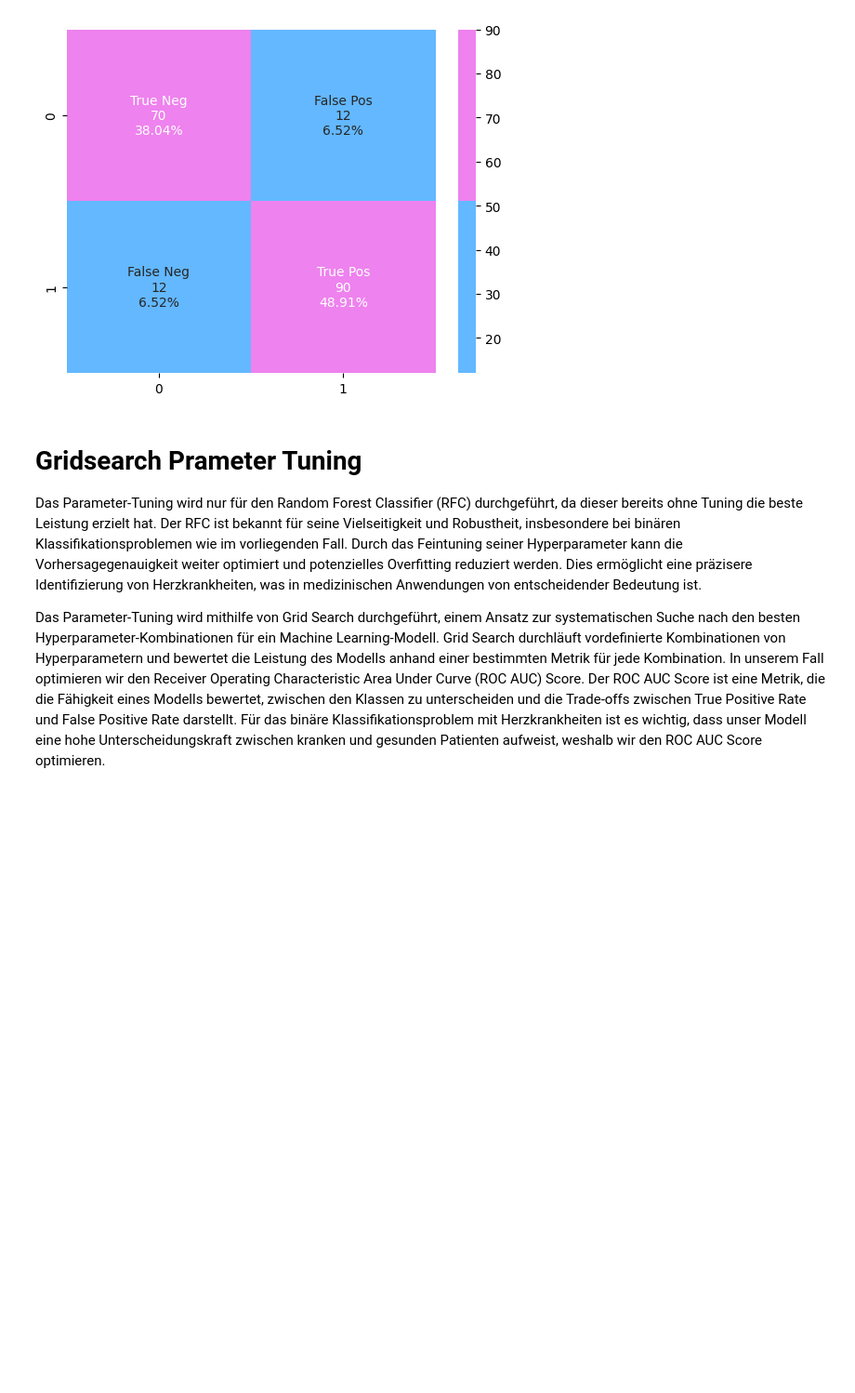
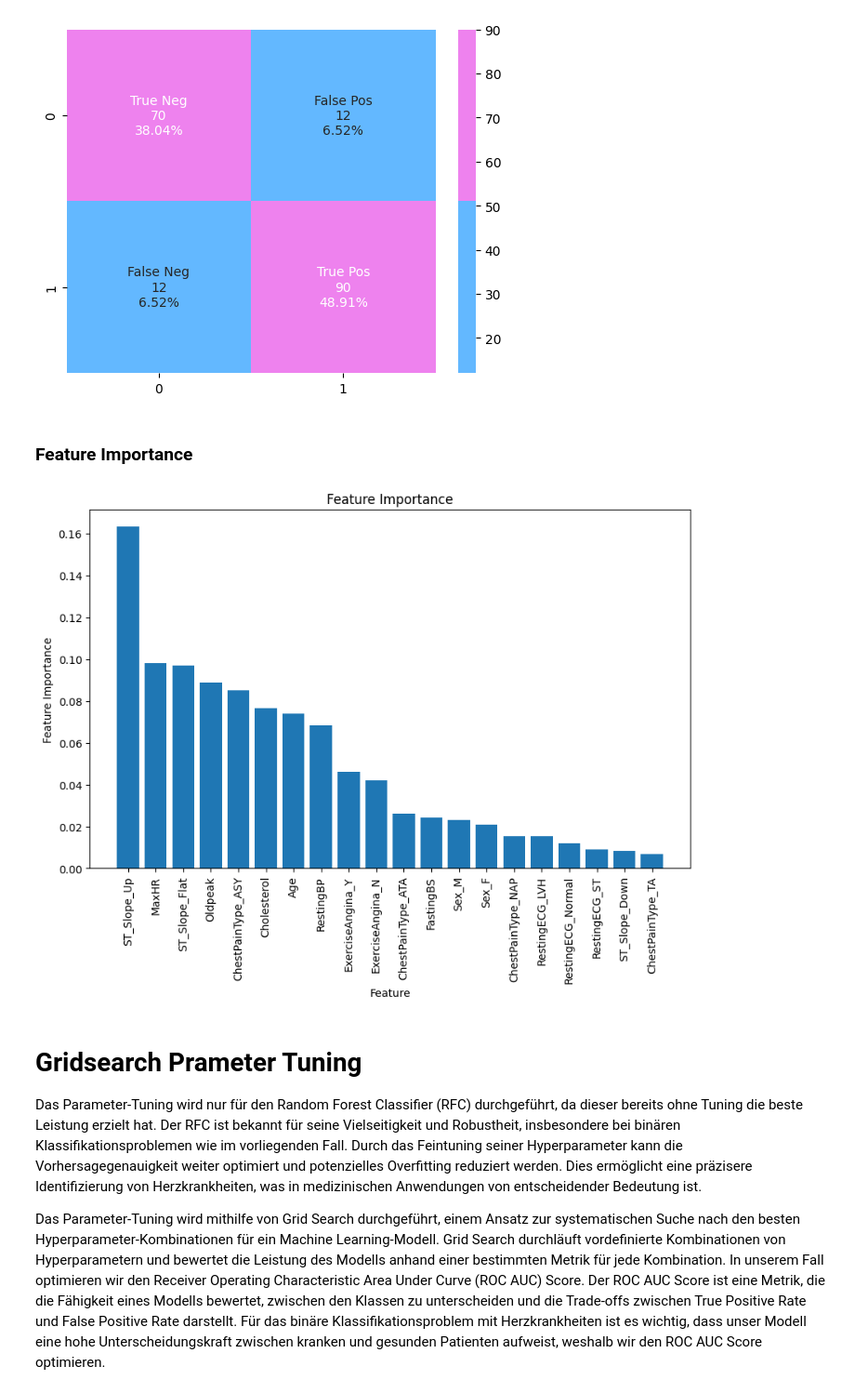
Before and after one commit to michatsoy/data_exploration, a Jupyter notebook: analysis.ipynb, the cells around one changed output. Shown at 93% size. Drawn from its saved outputs; the diff is of its cells as text; code cells hidden in the pictures; blank space fills up the shorter version.

```diff
--- a/analysis.ipynb
+++ b/analysis.ipynb
@@ -771,6 +752,23 @@ model_evaluation(svc)
    macro avg       0.87      0.87      0.87       184
 weighted avg       0.87      0.87      0.87       184
 [figure]
+# %% [markdown]
+### Feature Importance
+# %%
+# plot for feature importances
+importances = forest.feature_importances_
+indices = np.argsort(importances)[::-1]
+feature_names = features_train.columns
+
+plt.figure(figsize=(10, 6))
+plt.title("Feature Importance")
+plt.bar(range(features_train.shape[1]), importances[indices], align="center")
+plt.xticks(range(features_train.shape[1]), feature_names[indices], rotation=90)
+plt.xlabel("Feature")
+plt.ylabel("Feature Importance")
+plt.show()
+# %% [output]
+[figure, added]
 # %% [markdown]
 # Gridsearch Prameter Tuning
 
```
Also changed, not shown: parts of 17 cells of this notebook.
